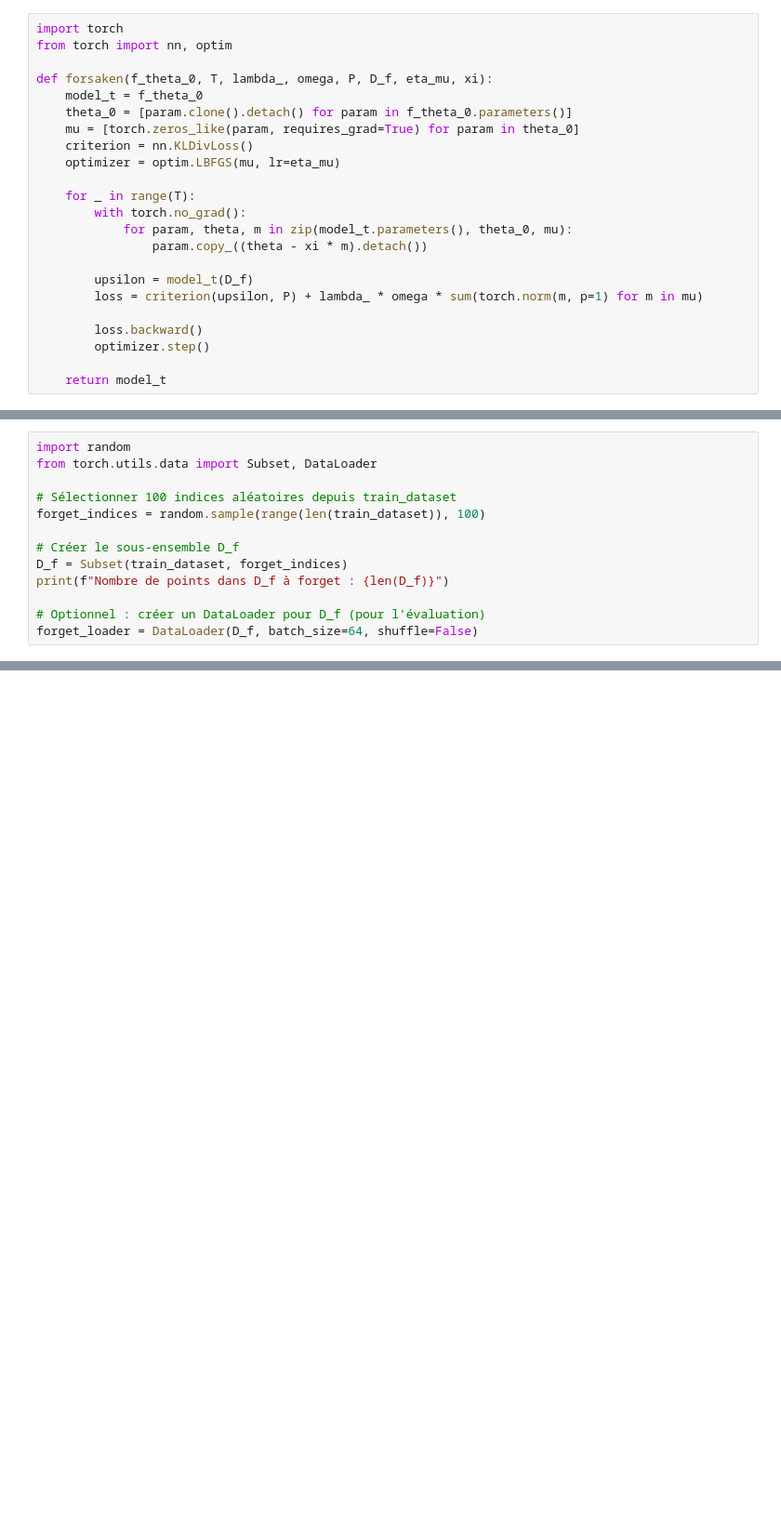
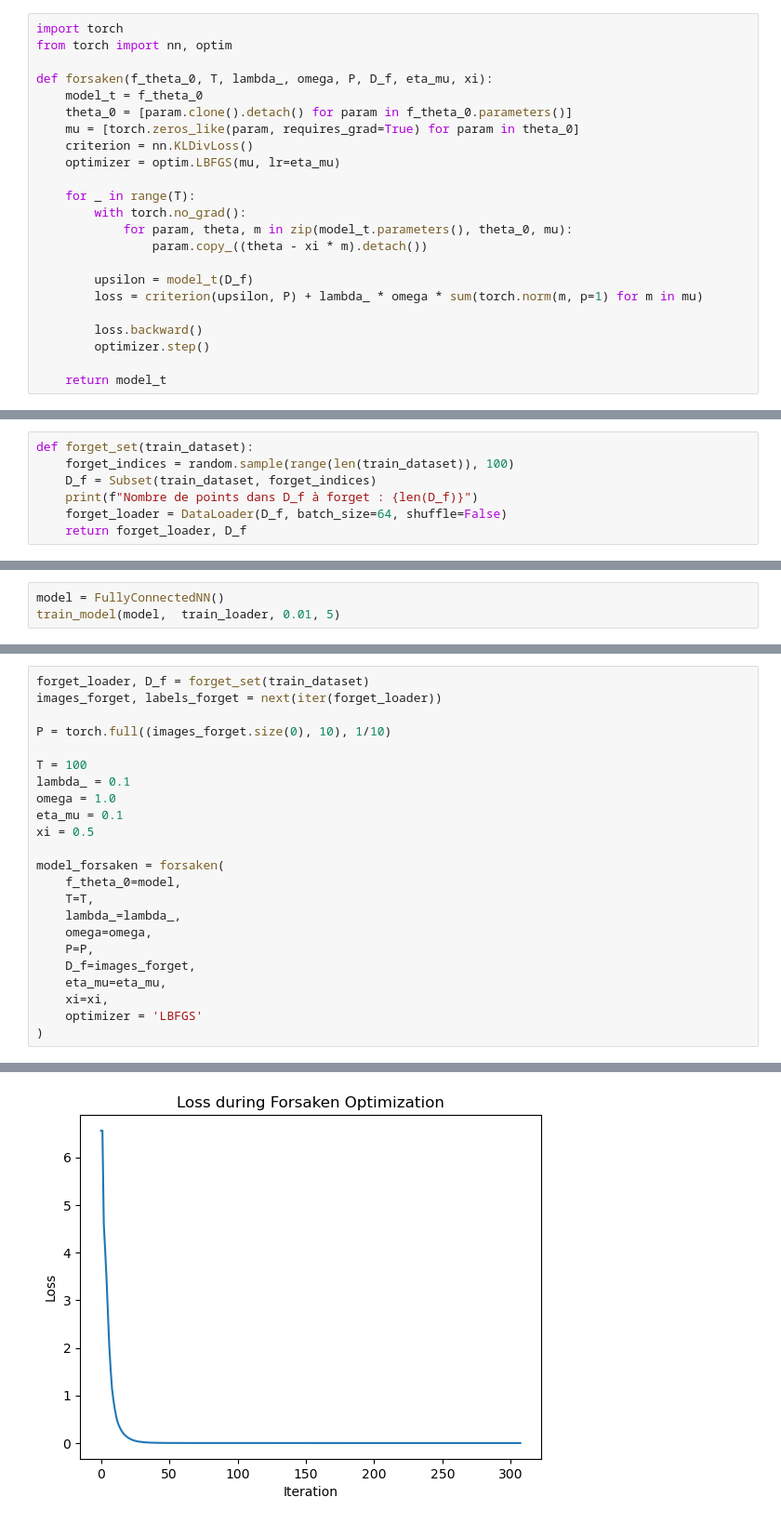
Before and after one commit to DepInfoAliciaSHAO/forsaken, a Jupyter notebook: forsaken.ipynb, the cells around one changed output, grey strips where cells are left out. Shown at 93% size. Cells and saved outputs as stored; diff of their text form; blank space fills up the shorter version.

Commit message:
refactor + add loss forgetting plot

```diff
--- a/forsaken.ipynb
+++ b/forsaken.ipynb
@@ -206,13 +125,7 @@ def forsaken(f_theta_0, T, lambda_, omega, P, D_f, eta_mu, xi):
 # %%
-import random
-from torch.utils.data import Subset, DataLoader
-
-# Sélectionner 100 indices aléatoires depuis train_dataset
-forget_indices = random.sample(range(len(train_dataset)), 100)
-
-# Créer le sous-ensemble D_f
-D_f = Subset(train_dataset, forget_indices)
-print(f"Nombre de points dans D_f à forget : {len(D_f)}")
-
-# Optionnel : créer un DataLoader pour D_f (pour l'évaluation)
-forget_loader = DataLoader(D_f, batch_size=64, shuffle=False)
+def forget_set(train_dataset):
+    forget_indices = random.sample(range(len(train_dataset)), 100)
+    D_f = Subset(train_dataset, forget_indices)
+    print(f"Nombre de points dans D_f à forget : {len(D_f)}")
+    forget_loader = DataLoader(D_f, batch_size=64, shuffle=False)
+    return forget_loader, D_f
@@ -312,0 +146,3 @@ Accuracy sur D_f après Forsaken : 91.00%
+# %%
+model = FullyConnectedNN()
+train_model(model,  train_loader, 0.01, 5)
@@ -312,0 +155,24 @@ Accuracy sur D_f après Forsaken : 91.00%
+# %%
+forget_loader, D_f = forget_set(train_dataset)
+images_forget, labels_forget = next(iter(forget_loader))
+
+P = torch.full((images_forget.size(0), 10), 1/10)
+
+T = 100
+lambda_ = 0.1
+omega = 1.0
+eta_mu = 0.1
+xi = 0.5
+
+model_forsaken = forsaken(
+    f_theta_0=model,
+    T=T,
+    lambda_=lambda_,
+    omega=omega,
+    P=P,
+    D_f=images_forget,
+    eta_mu=eta_mu,
+    xi=xi,
+    optimizer = 'LBFGS'
+)
+# %% [output]
@@ -312,0 +196 @@ Accuracy sur D_f après Forsaken : 91.00%
+[figure, added]
```
Also changed, not shown: parts of 15 cells of this notebook.
